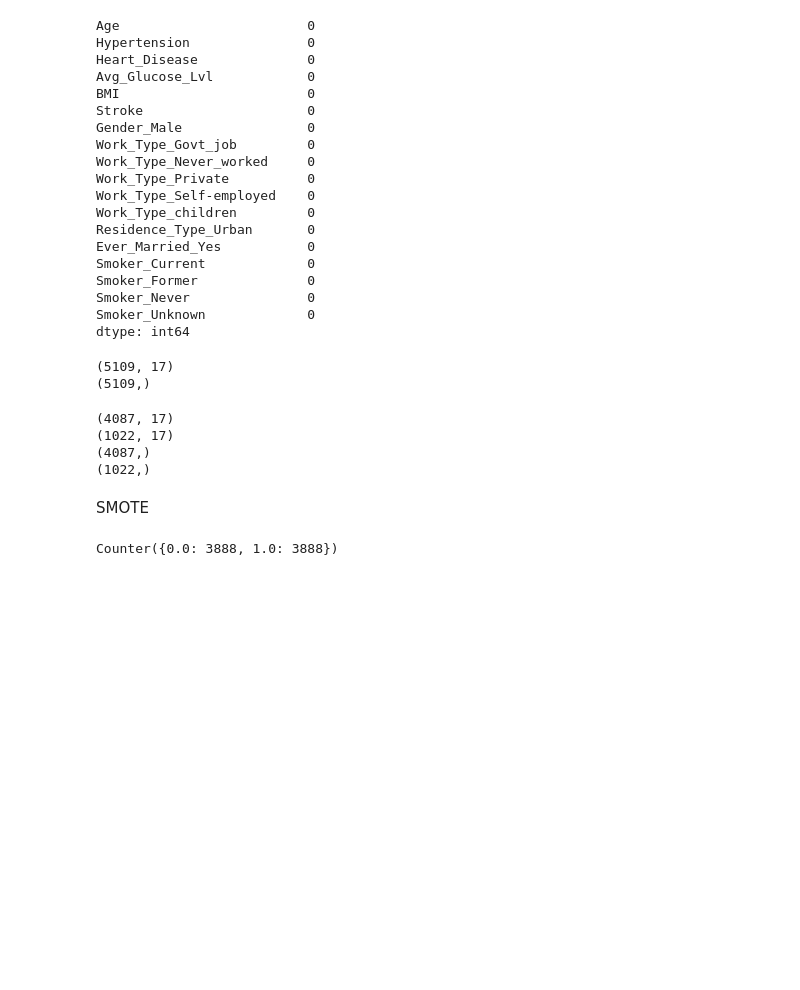
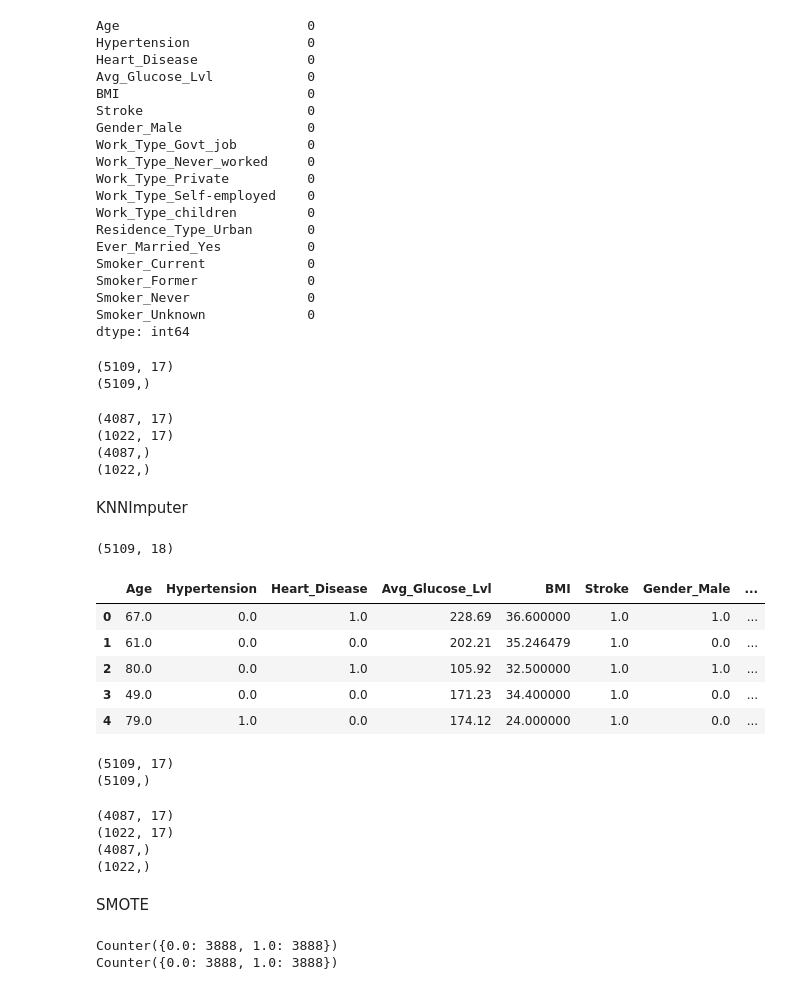
Before and after one commit to boborodono/San_Antonio_Machine_Learning_SAML, a Jupyter notebook: Corcoran/supervised_ML_models.ipynb, the cells around one changed output. Saved outputs shown, nothing was run; the diff lists cells and outputs as text; code cells hidden in the pictures; blank space fills up the shorter version.

Commit message:
KNNImputer method of populating missing BMI data added to supervised_ML_models

```diff
--- a/Corcoran/supervised_ML_models.ipynb
+++ b/Corcoran/supervised_ML_models.ipynb
@@ -313,0 +317,43 @@ X_test_scaled = scaler.transform(X_test)
+# %% [markdown]
+KNNImputer
+# %%
+# Create KNNImputer instance
+# n_neighbors = sqrt(N) where N = number of samples: https://towardsdatascience.com/how-to-find-the-optimal-value-of-k-in-knn-35d936e554eb
+kimputer = KNNImputer(n_neighbors=int(math.sqrt(len(medical_df))))
+
+# Fit KNNImputer & transform data
+med2_transformed = kimputer.fit_transform(medical_df)
+
+# Add imputed values to dataframe
+med2_transformed_df = pd.DataFrame(med2_transformed, columns=medical_df.columns)
+print(med2_transformed_df.shape)
+med2_transformed_df.head()
+# %% [output]
+(5109, 18)
+|  | Age | Hypertension | Heart_Disease | Avg_Glucose_Lvl | BMI | Stroke | Gender_Male | ... |
+| 0 | 67.0 | 0.0 | 1.0 | 228.69 | 36.600000 | 1.0 | 1.0 | ... |
+| 1 | 61.0 | 0.0 | 0.0 | 202.21 | 35.246479 | 1.0 | 0.0 | ... |
+| 2 | 80.0 | 0.0 | 1.0 | 105.92 | 32.500000 | 1.0 | 1.0 | ... |
+| 3 | 49.0 | 0.0 | 0.0 | 171.23 | 34.400000 | 1.0 | 0.0 | ... |
+| 4 | 79.0 | 1.0 | 0.0 | 174.12 | 24.000000 | 1.0 | 0.0 | ... |
+# %%
+# Create feature & target dataframes
+X2 = med2_transformed_df.drop(columns=['Stroke'])
+y2 = med2_transformed_df['Stroke']
+print(X2.shape)
+print(y2.shape)
+# %% [output]
+(5109, 17)
+(5109,)
+# %%
+# Split data into training & testing sets
+X2_train, X2_test, y2_train, y2_test = train_test_split(X2, y2, test_size=0.2, stratify=y2)
+print(X2_train.shape)
+print(X2_test.shape)
+print(y2_train.shape)
+print(y2_test.shape)
+# %% [output]
+(4087, 17)
+(1022, 17)
+(4087,)
+(1022,)
@@ -315,10 +368,12 @@ X_test_scaled = scaler.transform(X_test)
 SMOTE
 # %%
 # Run SMOTE oversampling instance
-X_train_resampled, y_train_resampled = SMOTE().fit_resample(X_train_scaled, y_train)
-
+X1_train_resampled, y1_train_resampled = SMOTE().fit_resample(X1_train_scaled, y1_train)
+X2_train_resampled, y2_train_resampled = SMOTE().fit_resample(X2_train_scaled, y2_train)
 # Check new stroke training distribution
-print(Counter(y_train_resampled))
+print(Counter(y1_train_resampled))
+print(Counter(y2_train_resampled))
 # %% [output]
 Counter({0.0: 3888, 1.0: 3888})
+Counter({0.0: 3888, 1.0: 3888})
 # %%
```
Also changed, not shown: parts of 12 cells of this notebook.
